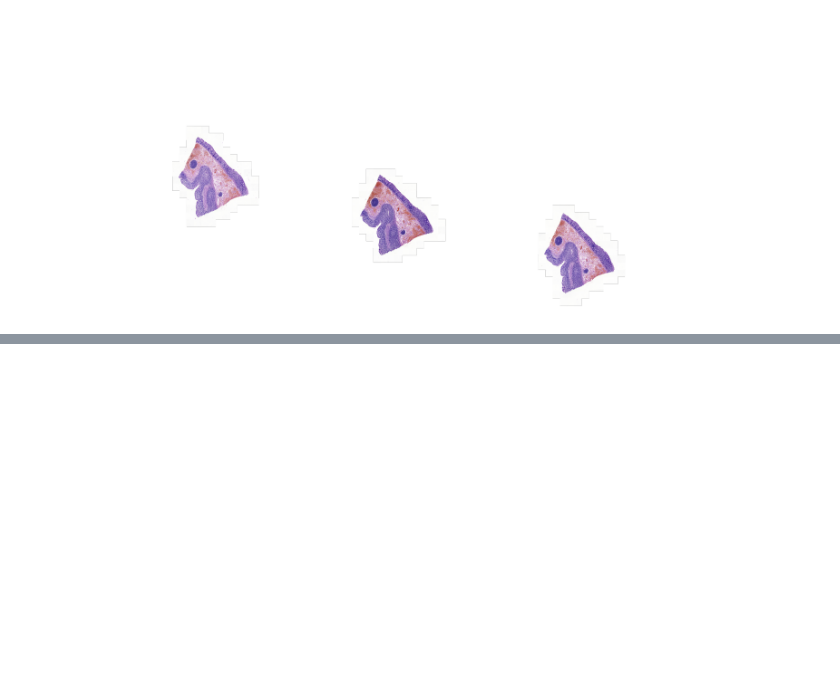
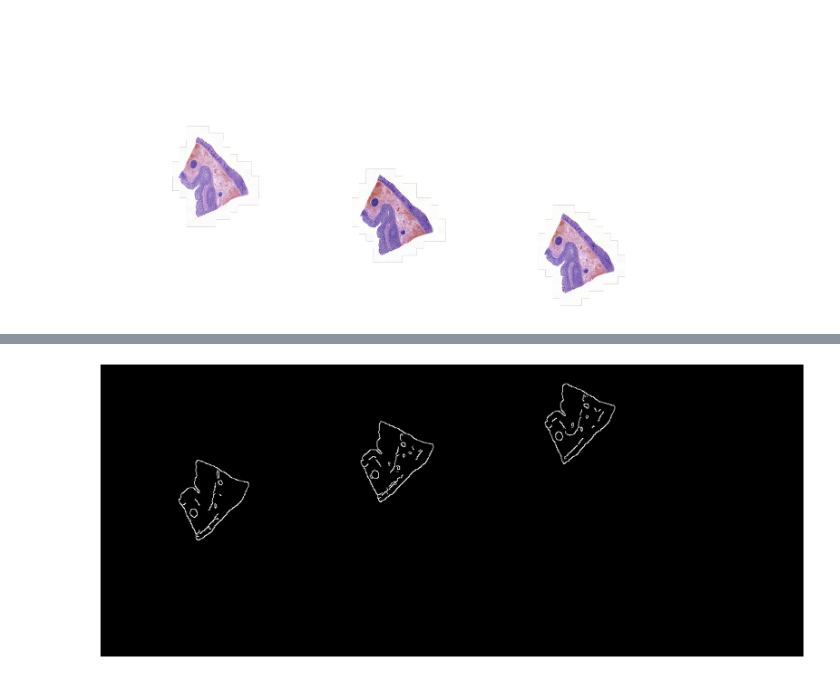
Before and after one commit to JGolaszewski/MiMorph, a Jupyter notebook: notebooks/0.1-jg-initial-data-exploration.ipynb, the cells around one changed output, grey strips where cells are left out. Cells and saved outputs as stored; diff of their text form; code cells hidden in the pictures; blank space fills up the shorter version.

```diff
--- a/notebooks/0.1-jg-initial-data-exploration.ipynb
+++ b/notebooks/0.1-jg-initial-data-exploration.ipynb
@@ -28,0 +37,16 @@ plt.show()
+# %%
+# Get miniature
+t_img = slide.get_thumbnail((1000, 1000))
+# Convert image to ndarray and gray-scale
+t_img = cv2.cvtColor(np.array(t_img), cv2.COLOR_BGR2GRAY)
+# Detect edges in image
+edges = cv2.Canny(t_img, 150, 250)
+# Get contures of our samples
+contours, hierarchy = cv2.findContours(edges, cv2.RETR_EXTERNAL, cv2.CHAIN_APPROX_SIMPLE)
+
+fig, ax = plt.subplots(figsize=(20, 10))
+ax.imshow(edges.T, cmap='gray')
+ax.axis('off')
+plt.show()
+# %% [output]
+[figure, added]
```
Also changed, not shown: parts of 9 cells of this notebook.
